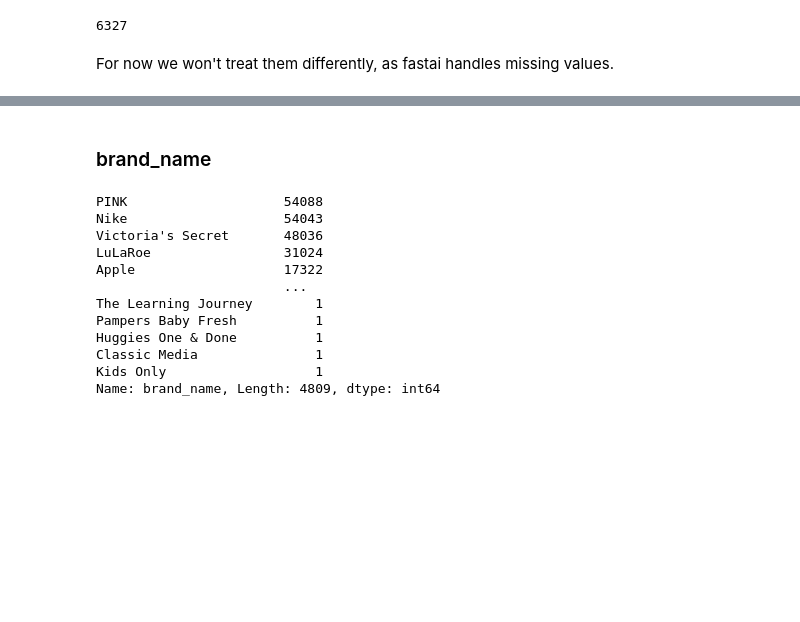
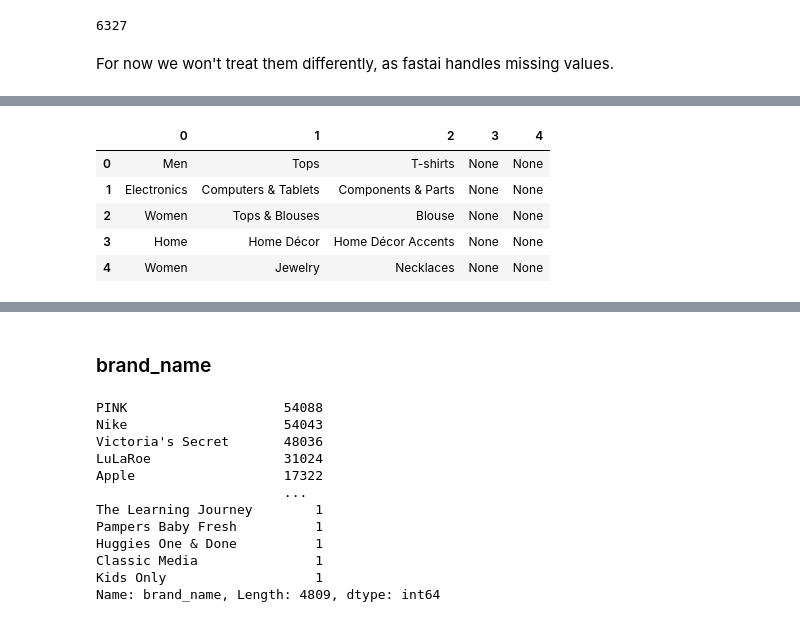
Before and after one commit to omlnaut/dynamic_pricing, a Jupyter notebook: nbs/01_data_exploration.ipynb, the cells around one changed output, grey strips where cells are left out. Saved outputs shown, nothing was run; the diff lists cells and outputs as text; code cells hidden in the pictures; blank space fills up the shorter version.

```diff
--- a/nbs/01_data_exploration.ipynb
+++ b/nbs/01_data_exploration.ipynb
@@ -78,0 +104,10 @@ categorical.append('category_name')
+# %%
+cat_df = pd.DataFrame(df.category_name.str.split('/', n=5, expand=True))
+cat_df.head()
+# %% [output]
+|  | 0 | 1 | 2 | 3 | 4 |
+| 0 | Men | Tops | T-shirts | None | None |
+| 1 | Electronics | Computers & Tablets | Components & Parts | None | None |
+| 2 | Women | Tops & Blouses | Blouse | None | None |
+| 3 | Home | Home Décor | Home Décor Accents | None | None |
+| 4 | Women | Jewelry | Necklaces | None | None |
```
Also changed, not shown: parts of 11 cells of this notebook, 3 other files.
